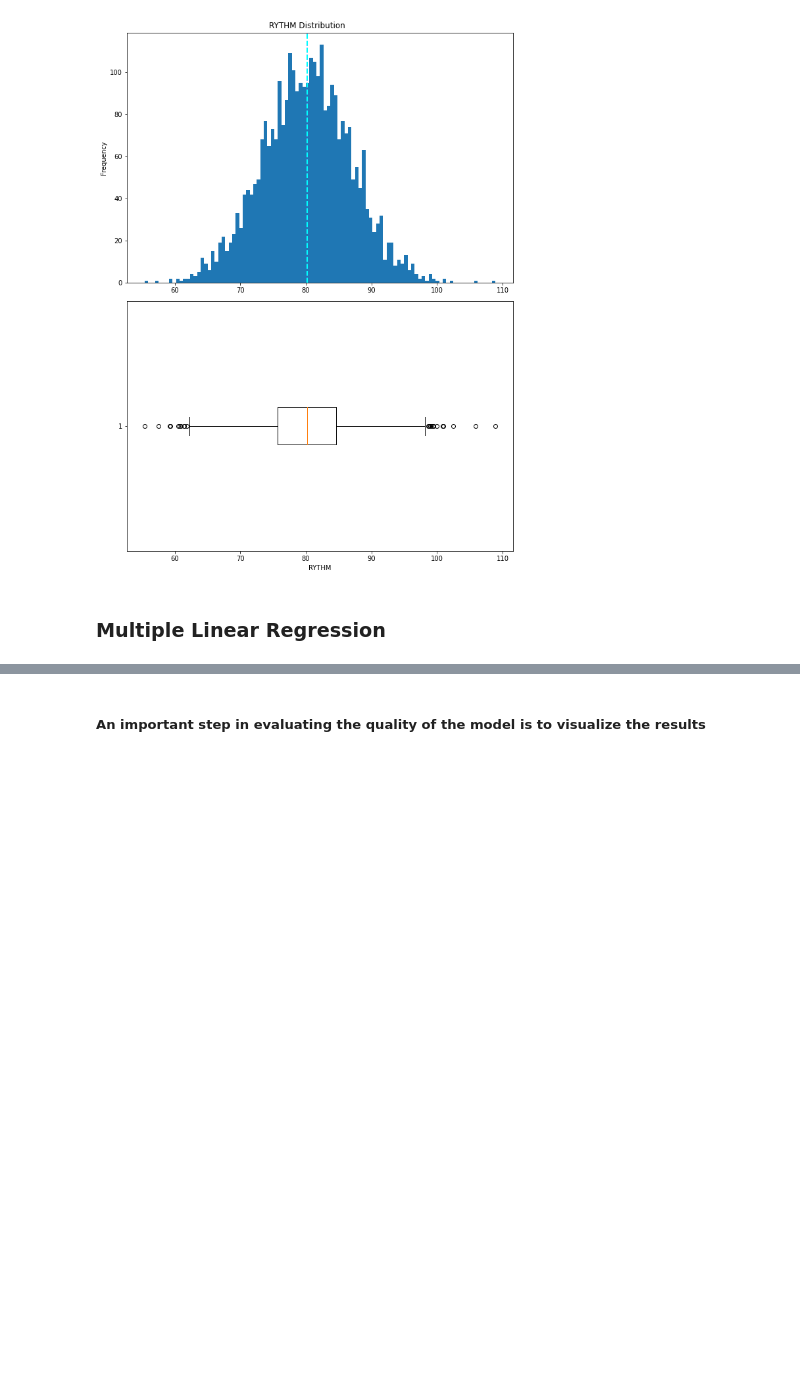
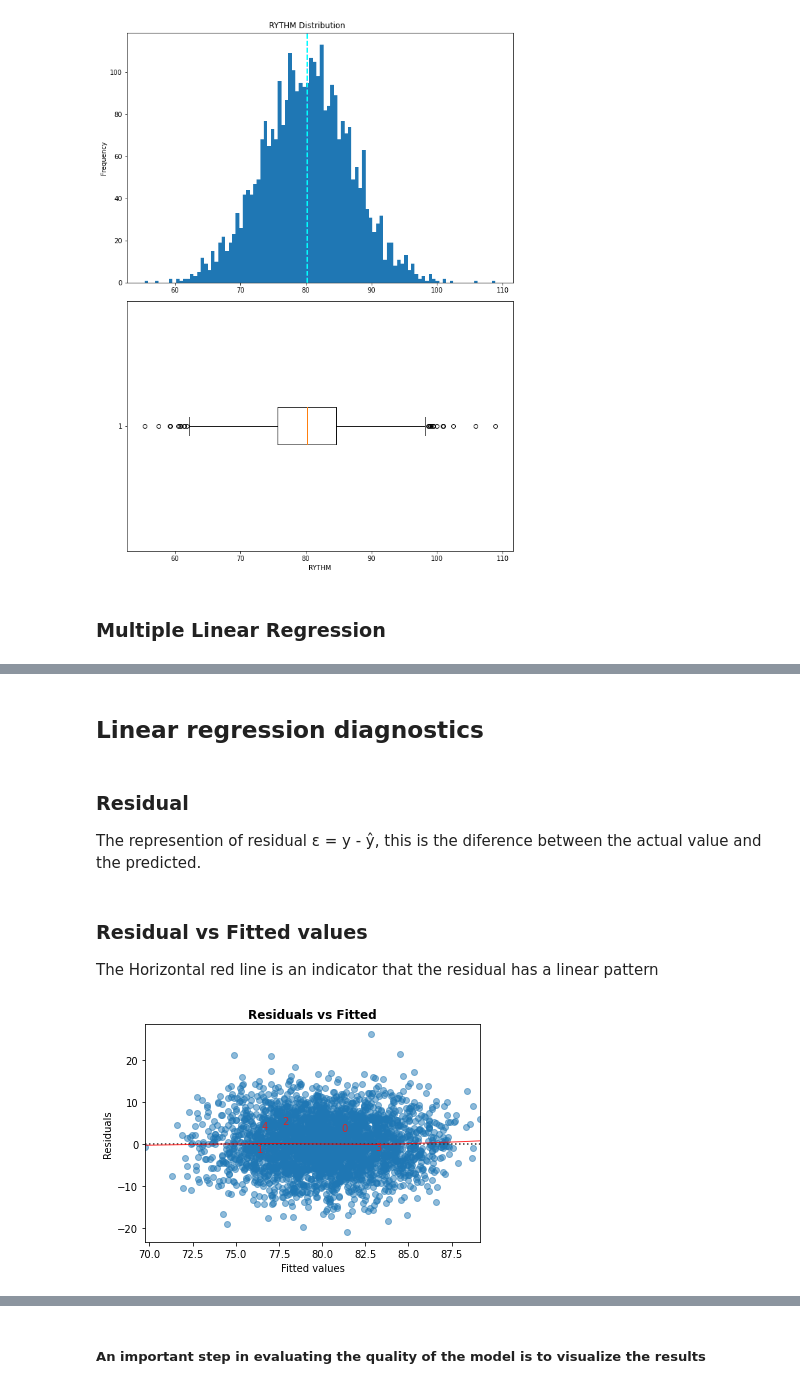
Before and after one commit to dev-JoseAlberto/Linear-Methods-for-Regression, a Jupyter notebook: notebook/notebook-01.ipynb, the cells around one changed output, grey strips where cells are left out. Drawn from its saved outputs; the diff is of its cells as text; code cells hidden in the pictures; blank space fills up the shorter version.

```diff
--- a/notebook/notebook-01.ipynb
+++ b/notebook/notebook-01.ipynb
@@ -232,0 +253,2 @@ Intercept: 19.25320709259824 Slope: 0.008843269149688518
+# %% [markdown]
+## Linear regression diagnostics
@@ -232,0 +452,13 @@ Intercept: 19.25320709259824 Slope: 0.008843269149688518
+# %% [markdown]
+### Residual
+The represention of residual ε = y - ŷ, this is the diference between the actual value and the predicted.
+# %%
+cls = Linear_Reg_Diagnostic(model01)
+# %% [markdown]
+### Residual vs Fitted values
+
+The Horizontal red line is an indicator that the residual has a linear pattern
+# %%
+cls.residual_plot();
+# %% [output]
+[figure, added]
```
Also changed, not shown: parts of 33 cells of this notebook.
